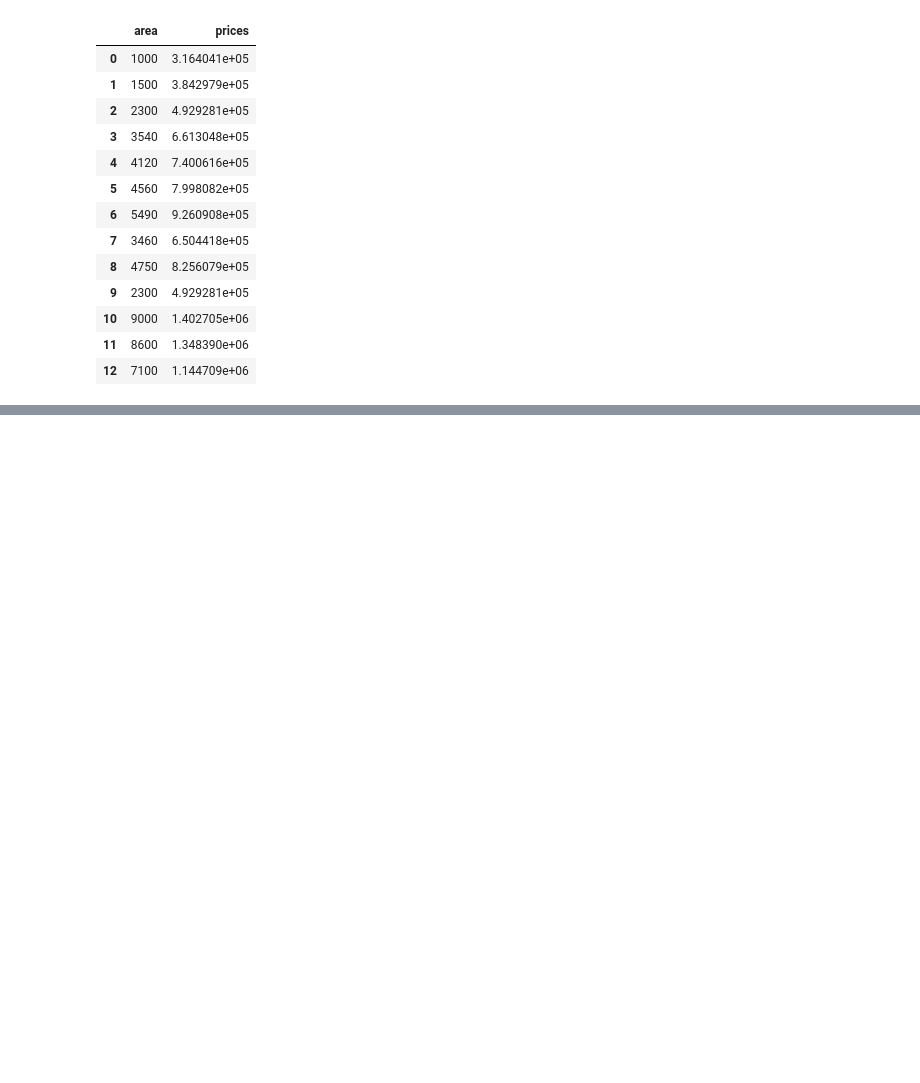
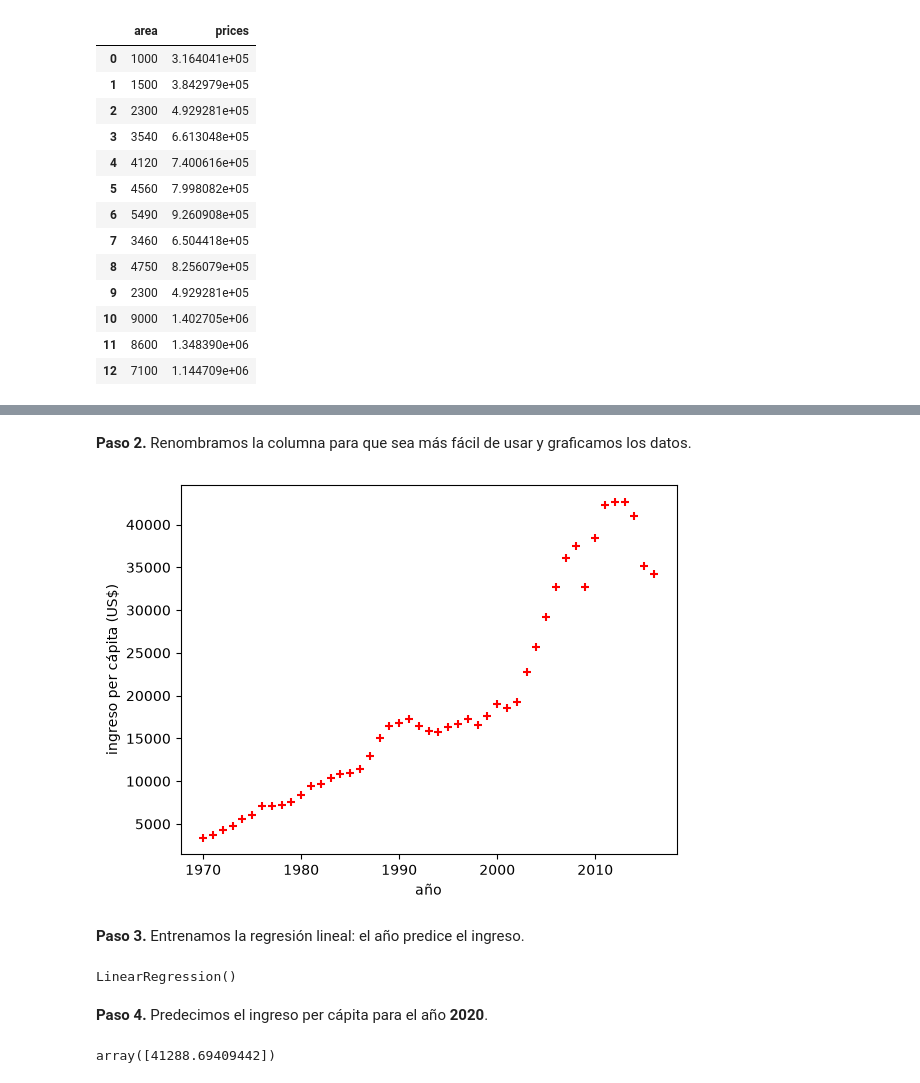
Before and after one commit to luiscorrea4041-ux/practicas-ia-cdac, a Jupyter notebook: 01_Regresion_Lineal.ipynb, the cells around one changed output, grey strips where cells are left out. Saved outputs shown, nothing was run; the diff lists cells and outputs as text; code cells hidden in the pictures; blank space fills up the shorter version.

Commit message:
Cuadernos del curso: paso a paso en español, con gráficas y ejercicios resueltos
Co-Authored-By: Claude Opus 4.8 <noreply@anthropic.com>

```diff
--- a/01_Regresion_Lineal.ipynb
+++ b/01_Regresion_Lineal.ipynb
@@ -131,0 +164,3 @@ area_df.to_csv("prediction.csv", index=False)
+# %%
+df_can = pd.read_csv('https://raw.githubusercontent.com/luiscorrea4041-ux/practicas-ia-cdac/main/data/canada_per_capita_income.csv')
+df_can.head()
@@ -131,0 +174,24 @@ area_df.to_csv("prediction.csv", index=False)
+# %% [markdown]
+**Paso 2.** Renombramos la columna para que sea más fácil de usar y graficamos los datos.
+# %%
+df_can.columns = ['year', 'income']
+plt.xlabel('año')
+plt.ylabel('ingreso per cápita (US$)')
+plt.scatter(df_can.year, df_can.income, color='red', marker='+')
+plt.show()
+# %% [output]
+[figure, added]
+# %% [markdown]
+**Paso 3.** Entrenamos la regresión lineal: el año predice el ingreso.
+# %%
+reg_can = linear_model.LinearRegression()
+reg_can.fit(df_can[['year']], df_can.income)
+# %% [output]
+LinearRegression()
+# %% [markdown]
+**Paso 4.** Predecimos el ingreso per cápita para el año **2020**.
+# %%
+pred_2020 = reg_can.predict([[2020]])
+pred_2020
+# %% [output]
+array([41288.69409442])
```
Also changed, not shown: parts of 42 cells of this notebook, 9 other files.
